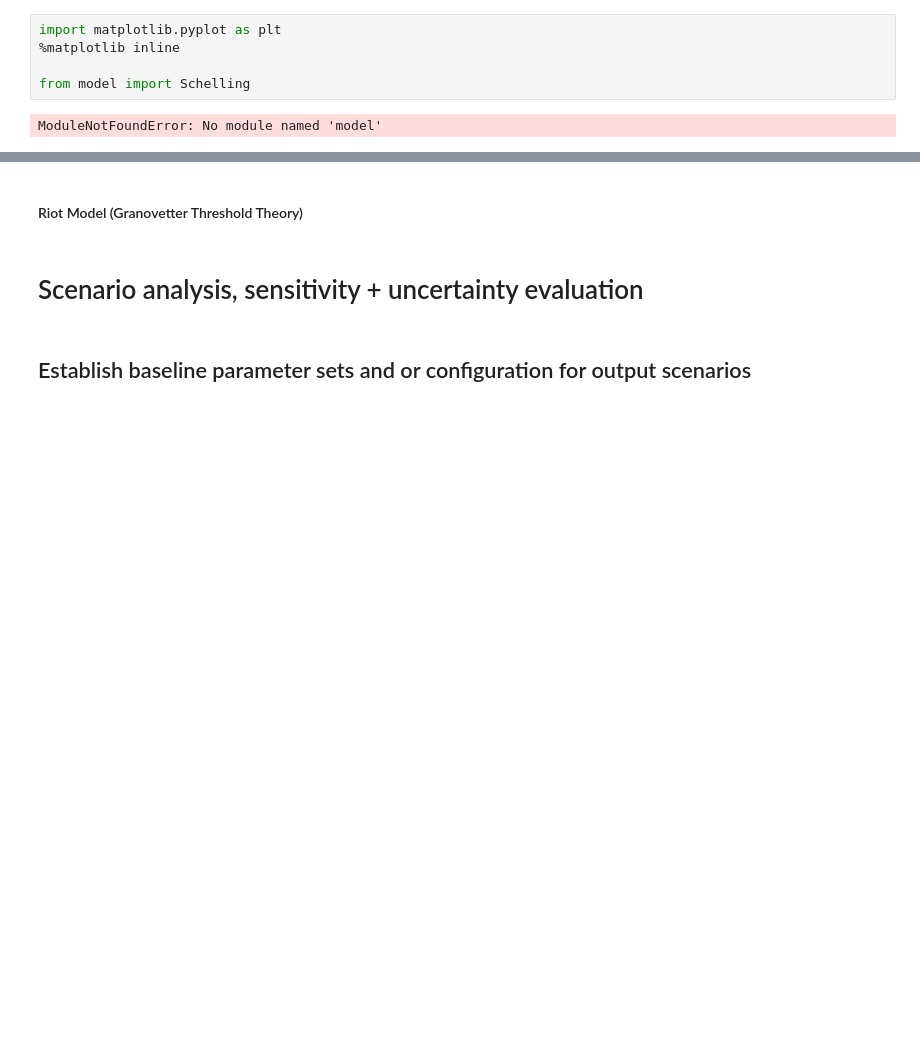
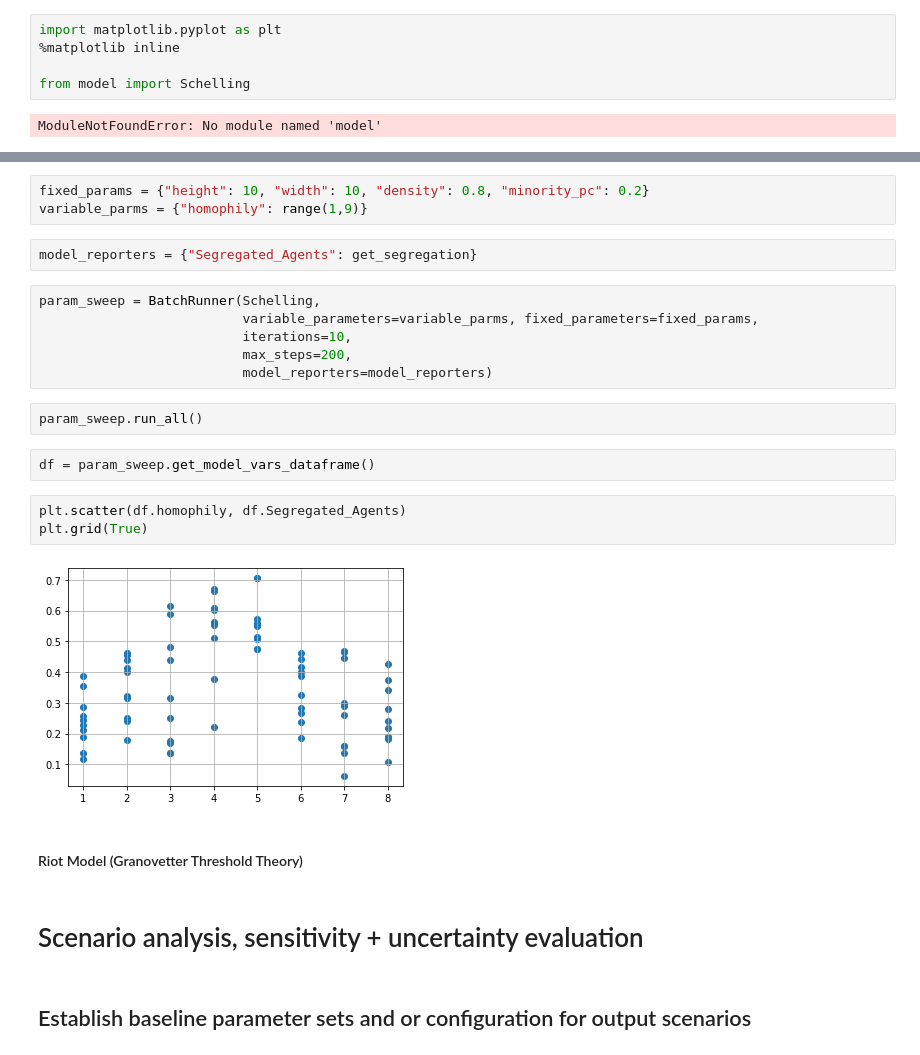
Before and after one commit to JordanBoulous/41189-assignment-template, a Jupyter notebook: 41189 Modelling Assignment.ipynb, the cells around one changed output, grey strips where cells are left out. Cells and saved outputs as stored; diff of their text form; blank space fills up the shorter version.

```diff
--- a/41189 Modelling Assignment.ipynb
+++ b/41189 Modelling Assignment.ipynb
@@ -218,3 +271,23 @@ ModuleNotFoundError: No module named 'model'
+# %%
+fixed_params = {"height": 10, "width": 10, "density": 0.8, "minority_pc": 0.2}
+variable_parms = {"homophily": range(1,9)}
+# %%
+model_reporters = {"Segregated_Agents": get_segregation}
+# %%
+param_sweep = BatchRunner(Schelling,
+                          variable_parameters=variable_parms, fixed_parameters=fixed_params,
+                          iterations=10,
+                          max_steps=200,
+                          model_reporters=model_reporters)
+# %%
+param_sweep.run_all()
+# %%
+df = param_sweep.get_model_vars_dataframe()
+# %%
+plt.scatter(df.homophily, df.Segregated_Agents)
+plt.grid(True)
+# %% [output]
+[figure, added]
 # %% [markdown]
 #### Riot Model (Granovetter Threshold Theory)
 # %% [markdown]
```
Also changed, not shown: parts of 10 cells of this notebook, 1 other file.
